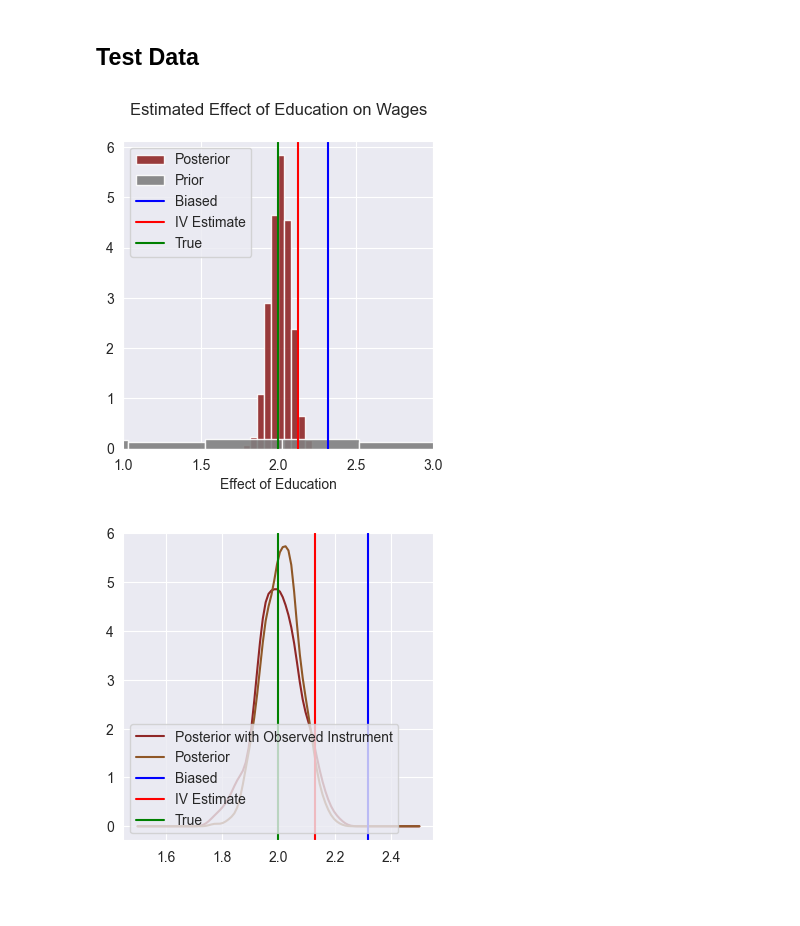
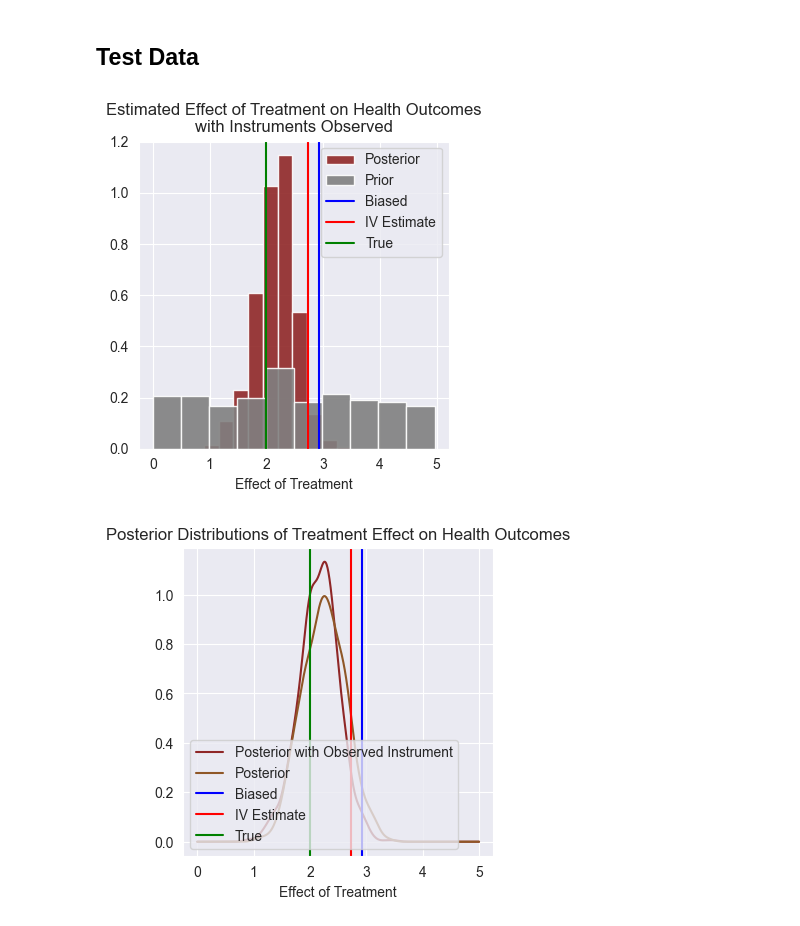
Before and after one commit to arrjon/AmortizedSelectionBias, a Jupyter notebook: IV example.ipynb, the cells around one changed output. Saved outputs shown, nothing was run; the diff lists cells and outputs as text; code cells hidden in the pictures.

```diff
--- a/IV example.ipynb
+++ b/IV example.ipynb
@@ -174,26 +175,34 @@ posterior_samples_dict = {
     'no_instrument_observed': None,
 }
 # %%
-instrument_observed = False
+instrument_observed = True
 # %%
 def generative_model(n_samples: int = None, param_batch: np.ndarray = None):
     if param_batch is None:
         if n_samples is None:
-            raise ValueError
+            raise ValueError("Either n_samples or param_batch must be provided.")
         param_batch = np.random.uniform(0, 5, size=(n_samples, 1))
 
+    # Initialize data array
     data = np.zeros((len(param_batch), n_sample, 3 if instrument_observed else 2))
     for i, param in enumerate(param_batch):
-        data_i, _ = model(param[0])  # only one parameter
+        # Generate data for the clinical model with the given parameter
+        data_i, _ = clinical_trial_model(param[0])  # Only one parameter in the batch
+
+        # Include instrument in data if observed, otherwise exclude it
         if instrument_observed:
-            data_i = data_i[['true_wages', 'education', 'distance_to_college']].values
+            data_i = data_i[['true_health_outcomes', 'treatment_uptake', 'distance_to_facility']].values
         else:
-            data_i = data_i[['true_wages', 'education']].values
+            data_i = data_i[['true_health_outcomes', 'treatment_uptake']].values
+
+        # Ensure data has the correct sample size, pad if necessary
         if data_i.shape[0] < n_sample:
             data_i = np.pad(data_i, ((0, n_sample - data_i.shape[0]), (0, 0)), mode='constant', constant_values=-0.1)
-        data[i] = data_i
+
+        data[i] = data_i  # Assign to batch data
+
     return {'sim_data': data, 'prior_draws': param_batch}
 # %%
-param_names = ['education']
+param_names = ['treatment_uptake']
 param_names
 # %% [output]
@@ -304,12 +313,17 @@ bf.diagnostics.plot_z_score_contraction(posterior_samples, prior_draws, param_na
 ## Test Data
 # %%
 if instrument_observed:
-    test_data = {'sim_data': obs[['true_wages', 'education', 'distance_to_college']].values[np.newaxis]}
+    test_data = {'sim_data': obs[['true_health_outcomes', 'treatment_uptake', 'distance_to_facility']].values[np.newaxis]}
 else:
-    test_data = {'sim_data': obs[['true_wages', 'education']].values[np.newaxis]}
+    test_data = {'sim_data': obs[['true_health_outcomes', 'treatment_uptake']].values[np.newaxis]}
+
+# Generate posterior samples using the trainer's amortizer and configurator for the test data
 posterior_samples = trainer.amortizer.sample(trainer.configurator(test_data), n_samples=1000)
+
+# Adjust posterior samples by scaling with prior standard deviation and mean
 posterior_samples = posterior_samples * prior_std + prior_mean
 
+# Store posterior samples based on whether the instrument is observed
 if instrument_observed:
     posterior_samples_dict['instrument_observed'] = posterior_samples.copy()
 else:
@@ -317,35 +331,39 @@ else:
 # %%
 fig = plt.figure(figsize=(4, 4))
 plt.hist(posterior_samples, density=True, alpha=0.9, color="#8f2727", label='Posterior')
 plt.hist(prior_draws, density=True, alpha=0.9, color="gray", label='Prior')
 
-# add references
-plt.axvline(ols.params['education'], color='b', label='Biased')
-plt.axvline(second_stage.params['predicted_education'], color='r', label='IV Estimate')
+# Add reference lines for different estimates
+plt.axvline(ols.params['treatment_uptake'], color='b', label='Biased')
+plt.axvline(second_stage.params['predicted_treatment_uptake'], color='r', label='IV Estimate')
 plt.axvline(true_param, color='g', label='True')
 plt.legend()
-plt.xlabel('Effect of Education')
-plt.xlim(1,3)
-plt.title(f'Estimated Effect of Education on Wages\n{"with Instruments Observed" if instrument_observed else ""}')
+plt.xlabel('Effect of Treatment')
+plt.title(f'Estimated Effect of Treatment on Health Outcomes\n{"with Instruments Observed" if instrument_observed else ""}')
 plt.show()
 # %% [output]
-[figure, old version]
+[figure, new version]
 # %%
 if posterior_samples_dict['instrument_observed'] is not None and posterior_samples_dict['no_instrument_observed'] is not None:
     fig = plt.figure(figsize=(4, 4))
-    x = np.linspace(1.5, 2.5, 100)
+    x = np.linspace(0, 5, 1000)
 
+    # KDE plot for posterior samples with observed instrument
     kde = gaussian_kde(posterior_samples_dict['instrument_observed'].flatten())
     plt.plot(x, kde(x), color='#8f2727', label='Posterior with Observed Instrument')
 
+    # KDE plot for posterior samples without observed instrument
     kde_no = gaussian_kde(posterior_samples_dict['no_instrument_observed'].flatten())
     plt.plot(x, kde_no(x), color='#8f5727', label='Posterior')
 
-    plt.axvline(ols.params['education'], color='b', label='Biased')
-    plt.axvline(second_stage.params['predicted_education'], color='r', label='IV Estimate')
+    # Add reference lines for different estimates
+    plt.axvline(ols.params['treatment_uptake'], color='b', label='Biased')
+    plt.axvline(second_stage.params['predicted_treatment_uptake'], color='r', label='IV Estimate')
     plt.axvline(true_param, color='g', label='True')
 
     plt.legend(loc='lower left')
+    plt.xlabel('Effect of Treatment')
+    plt.title('Posterior Distributions of Treatment Effect on Health Outcomes')
     plt.show()
 # %% [output]
-[figure, old version]
+[figure, new version]
```
Also changed, not shown: parts of 12 cells of this notebook.
